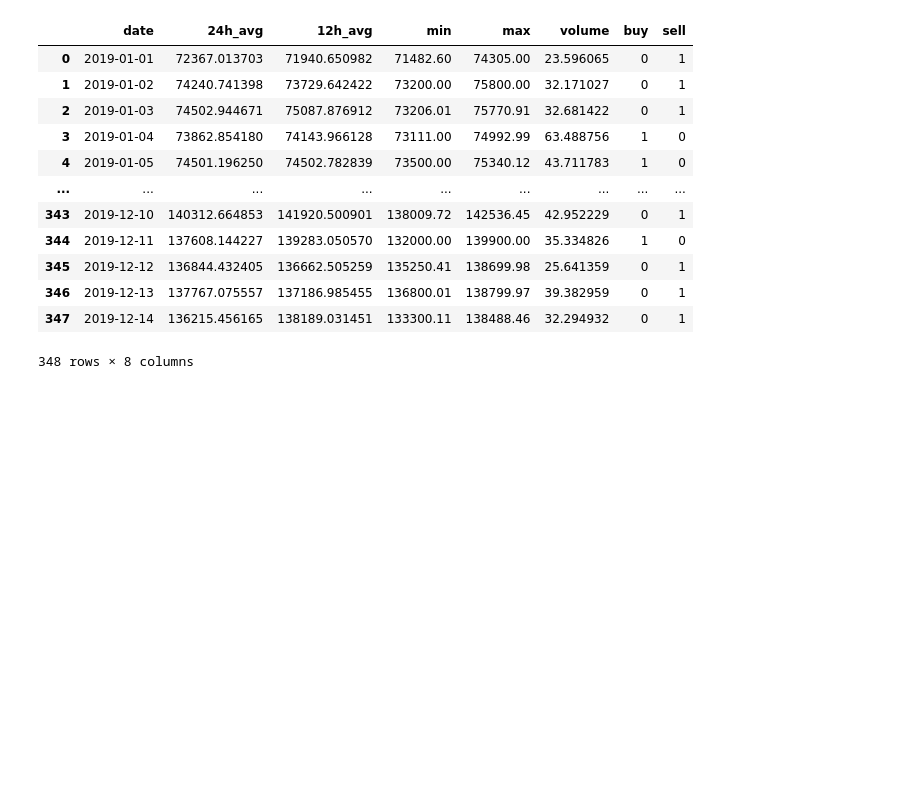
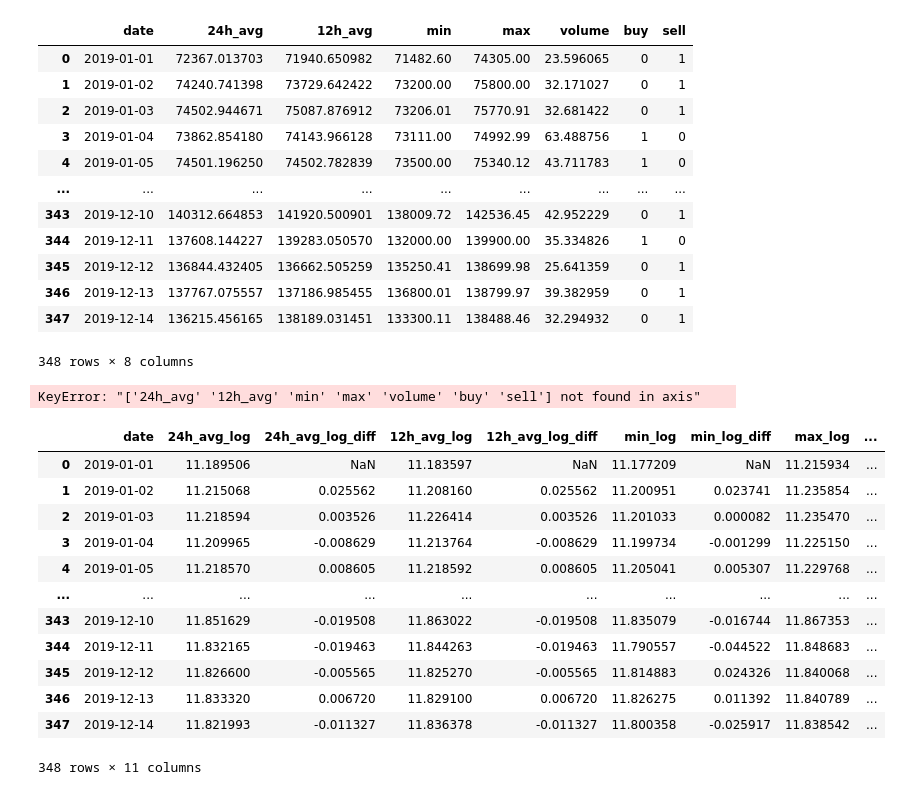
Before and after one commit to ReynaldoMR3/bitso_bitcoin_forecaster, a Jupyter notebook: tests_with_jupyternotebook/stationary.ipynb, the cells around one changed output. Drawn from its saved outputs; the diff is of its cells as text; code cells hidden in the pictures; blank space fills up the shorter version.

```diff
--- a/tests_with_jupyternotebook/stationary.ipynb
+++ b/tests_with_jupyternotebook/stationary.ipynb
@@ -178,7 +178,31 @@ def stationary(df):
     df['12h_avg_log'] = np.log(df['12h_avg'])
     df['12h_avg_log_diff'] = df['24h_avg_log'] - df['24h_avg_log'].shift(1)
     df['min_log'] = np.log(df['min'])
-    df['min_log_diff'] = df['24h_avg_log'] - df['24h_avg_log'].shift(1)
+    df['min_log_diff'] = df['min_log'] - df['min_log'].shift(1)
+    df['max_log'] = np.log(df['max'])
+    df['max_log_diff'] = df['max_log'] - df['max_log'].shift(1)
+    df['volume_log'] = np.log(df['volume'])
+    df['volume_log_diff'] = df['volume_log'] - df['volume_log'].shift(1)
     return df
 # %%
-#stationary(df_dum)
+log_df=stationary(df_dum)
+# %%
+log_df.drop(columns=['24h_avg', '12h_avg', 'min', 'max', 'volume', 'buy', 'sell'], inplace=True)
+# %% [output]
+KeyError: "['24h_avg' '12h_avg' 'min' 'max' 'volume' 'buy' 'sell'] not found in axis"
+# %%
+log_df
+# %% [output]
+|  | date | 24h_avg_log | 24h_avg_log_diff | 12h_avg_log | 12h_avg_log_diff | min_log | min_log_diff | max_log | ... |
+| 0 | 2019-01-01 | 11.189506 | NaN | 11.183597 | NaN | 11.177209 | NaN | 11.215934 | ... |
+| 1 | 2019-01-02 | 11.215068 | 0.025562 | 11.208160 | 0.025562 | 11.200951 | 0.023741 | 11.235854 | ... |
+| 2 | 2019-01-03 | 11.218594 | 0.003526 | 11.226414 | 0.003526 | 11.201033 | 0.000082 | 11.235470 | ... |
+| 3 | 2019-01-04 | 11.209965 | -0.008629 | 11.213764 | -0.008629 | 11.199734 | -0.001299 | 11.225150 | ... |
+| 4 | 2019-01-05 | 11.218570 | 0.008605 | 11.218592 | 0.008605 | 11.205041 | 0.005307 | 11.229768 | ... |
+| ... | ... | ... | ... | ... | ... | ... | ... | ... | ... |
+| 343 | 2019-12-10 | 11.851629 | -0.019508 | 11.863022 | -0.019508 | 11.835079 | -0.016744 | 11.867353 | ... |
+| 344 | 2019-12-11 | 11.832165 | -0.019463 | 11.844263 | -0.019463 | 11.790557 | -0.044522 | 11.848683 | ... |
+| 345 | 2019-12-12 | 11.826600 | -0.005565 | 11.825270 | -0.005565 | 11.814883 | 0.024326 | 11.840068 | ... |
+| 346 | 2019-12-13 | 11.833320 | 0.006720 | 11.829100 | 0.006720 | 11.826275 | 0.011392 | 11.840789 | ... |
+| 347 | 2019-12-14 | 11.821993 | -0.011327 | 11.836378 | -0.011327 | 11.800358 | -0.025917 | 11.838542 | ... |
+348 rows × 11 columns
```
Also changed, not shown: 5 other files.
